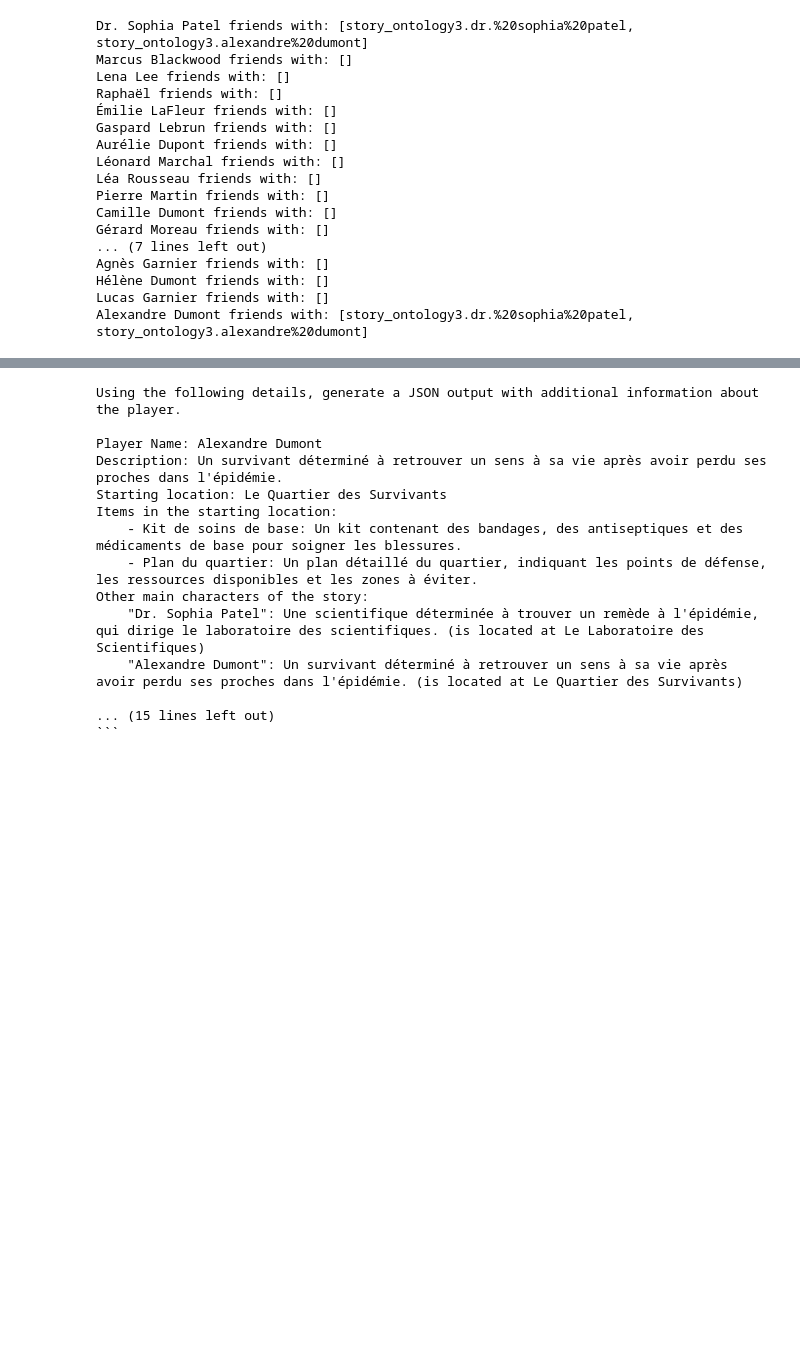
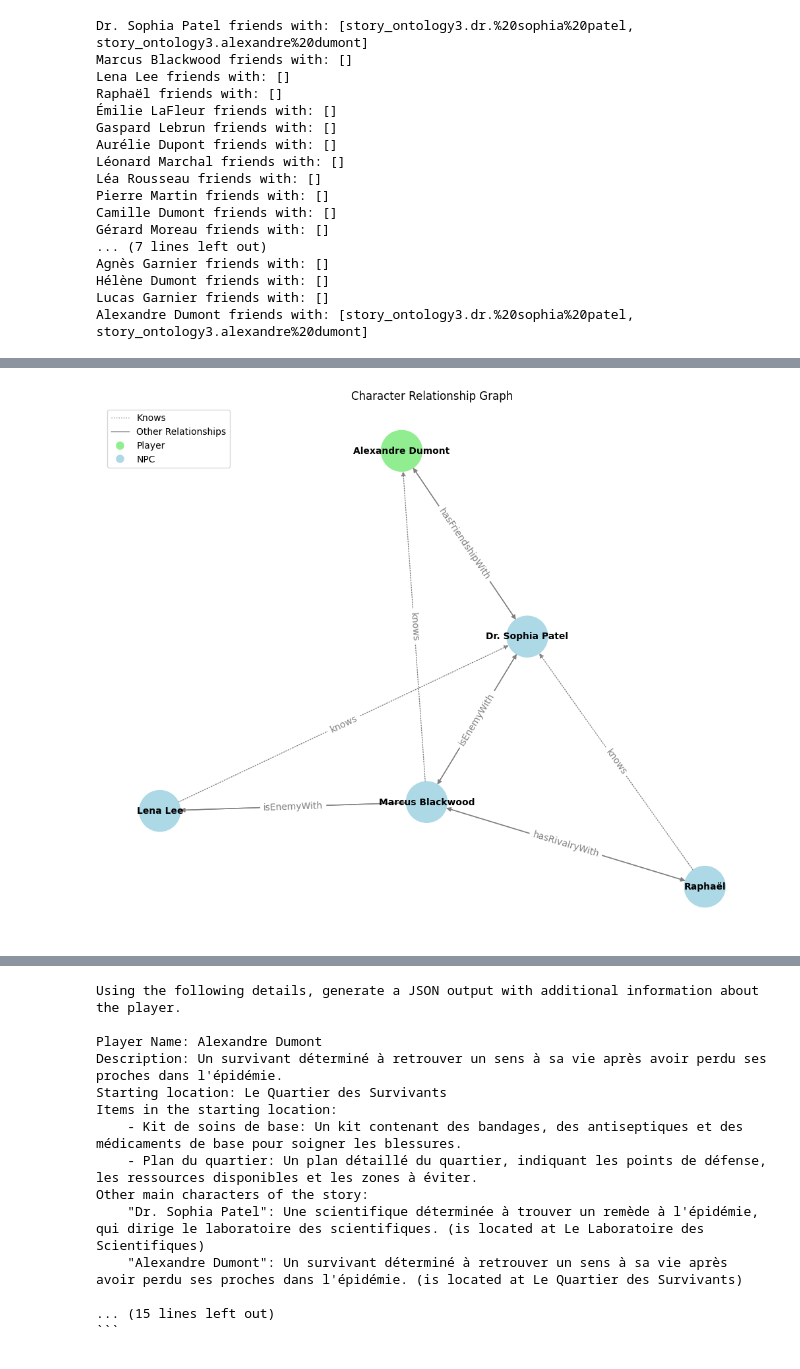
Before and after one commit to florian-rieder/procedural-stories, a Jupyter notebook: world_generation.ipynb, the cells around one changed output, grey strips where cells are left out. Saved outputs shown, nothing was run; the diff lists cells and outputs as text; code cells hidden in the pictures; blank space fills up the shorter version.

```diff
--- a/world_generation.ipynb
+++ b/world_generation.ipynb
@@ -1014,0 +1022,90 @@ Alexandre Dumont friends with: [story_ontology3.dr.%20sophia%20patel, story_onto
+# %%
+def display_character_relationships(characters):
+    plt.figure(figsize=(10, 8))
+
+    # Create a directed graph
+    G = nx.DiGraph()
+
+    # Define primary relationship and sub-relationship properties of interest
+    knows_relationships = [
+        onto.knows,
+        onto.hasFriendshipWith,
+        onto.hasAllegiance,
+        onto.hasFamilyTieWith,
+        onto.isEnemyWith,
+        onto.hasRivalryWith,
+        onto.loves,
+    ]
+
+    # Create a dictionary to store edge styles
+    edge_styles = {}  # Changed from list to dict
+
+    # Add nodes and edges based on relationships
+    for prop in knows_relationships:
+        for relation in prop.get_relations():
+            subject = relation[0].hasName
+            obj = relation[1].hasName
+
+            if subject and obj:
+                G.add_node(subject)
+                G.add_node(obj)
+
+                # Store edge style in dictionary using (subject, obj) as key
+                edge_style = 'dotted' if prop.name == 'knows' else 'solid'
+                edge_styles[(subject, obj)] = edge_style
+
+                # Determine if an edge already exists between the characters
+                existing_edge = G.get_edge_data(subject, obj)
+
+                # Check if the current property is a narrower relationship
+                if existing_edge:
+                    existing_label = existing_edge['label']
+                    existing_property = getattr(onto, existing_label, None)
+                    is_narrower_relationship = existing_property in prop.is_a
+                else:
+                    is_narrower_relationship = True
+
+                # Add or replace the edge with the narrower relationship
+                if not existing_edge or is_narrower_relationship:
+                    G.add_edge(subject, obj, label=prop.name)
+
+    # Choose a layout
+    pos = nx.kamada_kawai_layout(G)
+
+    player_name = onto.Player.instances()[0].hasName
+    # Draw nodes with custom color for the player
+    node_colors = ['lightgreen' if node == player_name else 'lightblue' for node in G.nodes]
+
+    # Draw edges using stored styles
+    nx.draw(
+        G, pos,
+        with_labels=True,
+        node_color=node_colors,
+        node_size=2000,
+        font_size=10,
+        font_weight='bold',
+        edge_color='gray',
+        style=[edge_styles.get((u, v), 'solid') for u, v in G.edges()],  # Get style from dictionary
+        arrows=True
+    )
+
+    # Draw edge labels
+    edge_labels = nx.get_edge_attributes(G, "label")
+    nx.draw_networkx_edge_labels(G, pos, edge_labels=edge_labels, font_color="grey", font_size=10)
+
+    # Create legend for edge styles
+    legend_elements = [
+        Line2D([0], [0], color='gray', lw=1, label='Knows', linestyle='dotted'),
+        Line2D([0], [0], color='gray', lw=1, label='Other Relationships', linestyle='solid'),
+        Line2D([0], [0], marker='o', color='w', label='Player', markerfacecolor='lightgreen', markersize=10),
+        Line2D([0], [0], marker='o', color='w', label='NPC', markerfacecolor='lightblue', markersize=10)
+    ]
+    plt.legend(handles=legend_elements, loc='upper left')
+
+    plt.title("Character Relationship Graph")
+    plt.show()
+
+with onto:
+    display_character_relationships(onto.Character.instances())
+# %% [output]
+[figure, added]
```
Also changed, not shown: parts of 10 cells of this notebook.
